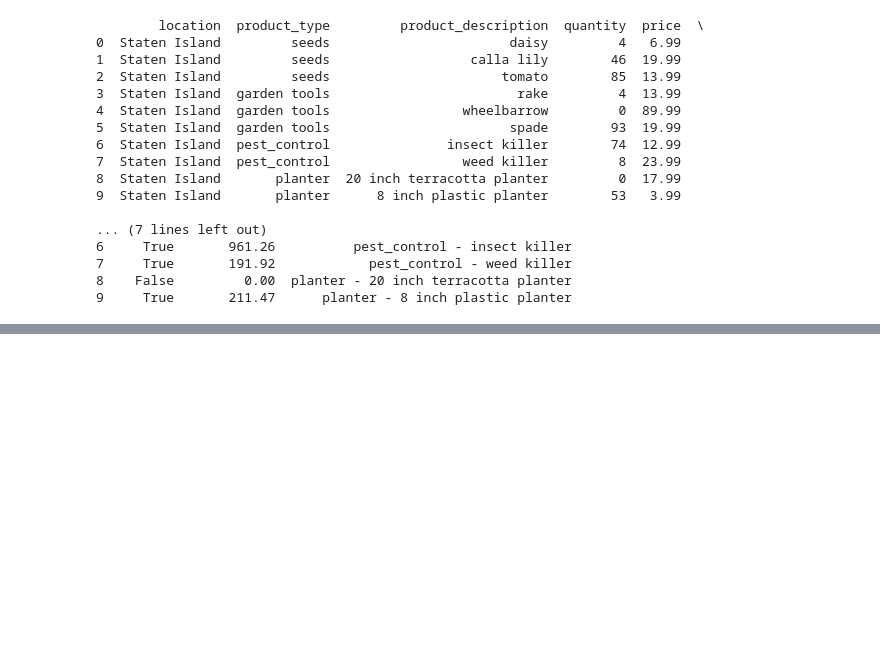
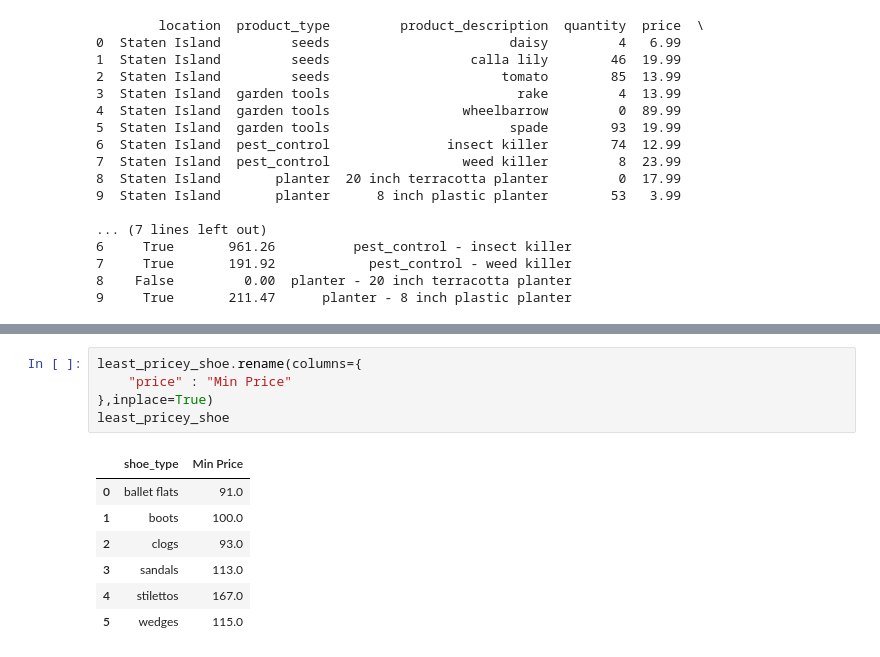
Before and after one commit to Jig3008/PandasAtoZ, a Jupyter notebook: AllAboutPandas.ipynb, the cells around one changed output, grey strips where cells are left out. Drawn from its saved outputs; the diff is of its cells as text; blank space fills up the shorter version.

```diff
--- a/AllAboutPandas.ipynb
+++ b/AllAboutPandas.ipynb
@@ -608,0 +671,13 @@ print(inventory.head(10))
+# %%
+least_pricey_shoe.rename(columns={
+    "price" : "Min Price"
+},inplace=True)
+least_pricey_shoe
+# %% [output]
+|  | shoe_type | Min Price |
+| 0 | ballet flats | 91.0 |
+| 1 | boots | 100.0 |
+| 2 | clogs | 93.0 |
+| 3 | sandals | 113.0 |
+| 4 | stilettos | 167.0 |
+| 5 | wedges | 115.0 |
```
Also changed, not shown: parts of 11 cells of this notebook.
